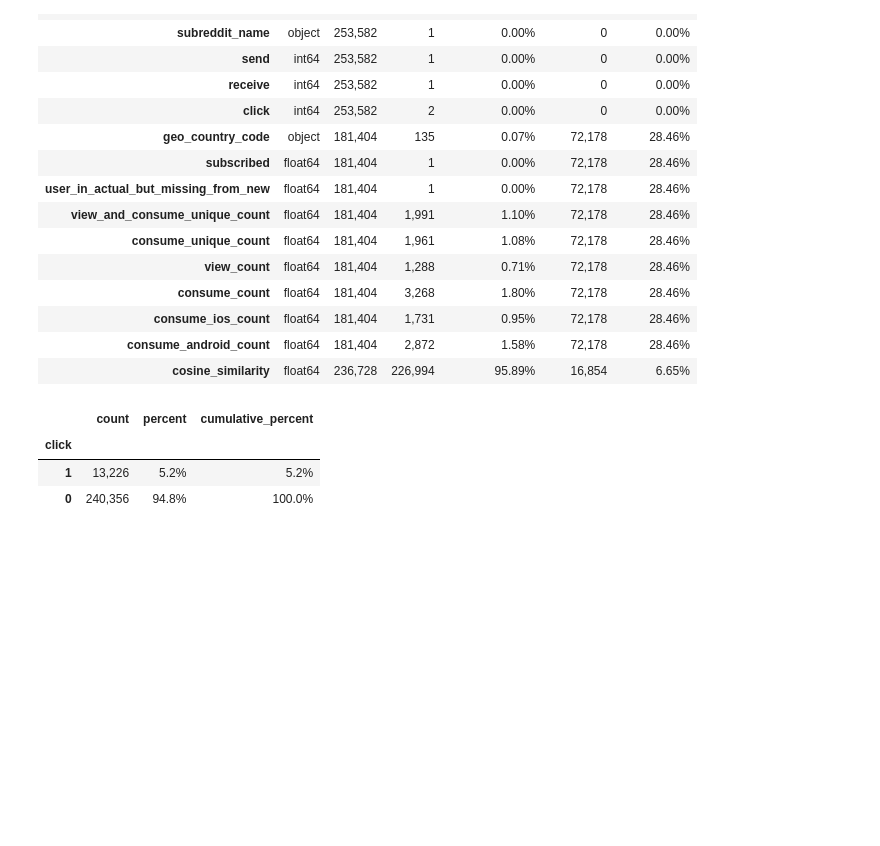
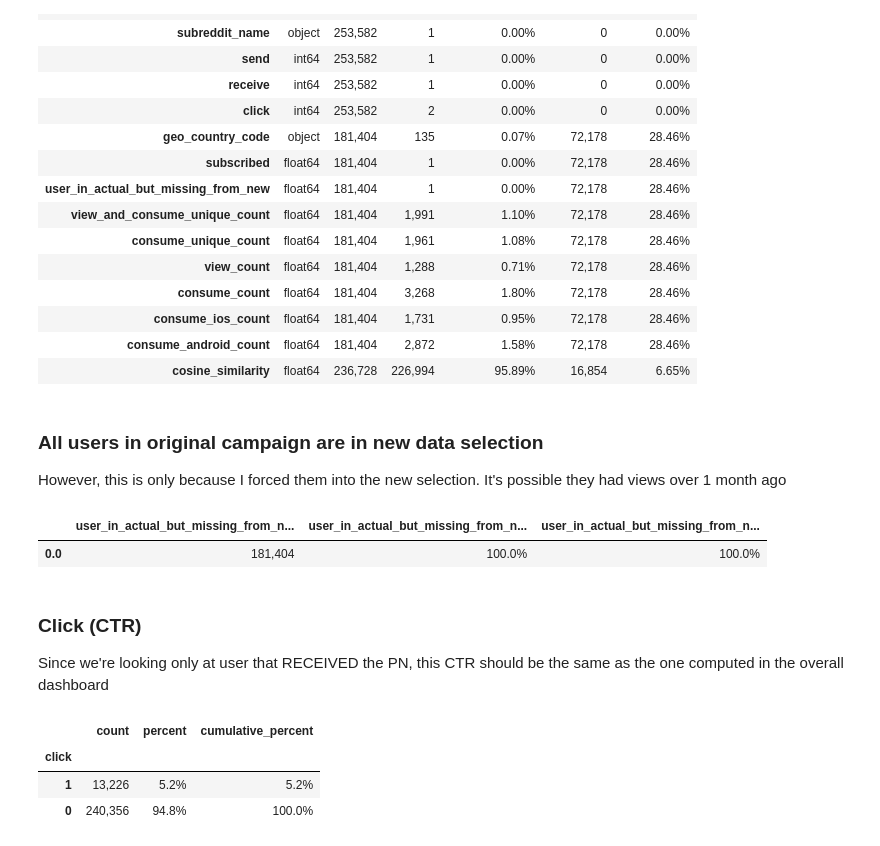
Before and after one commit to nazanin-zinouri/subclu, a Jupyter notebook: notebooks/pn_modeling/djb_03.00-2023-04-17-get_training_data_and_run_baseline_models.ipynb, the cells around one changed output. Drawn from its saved outputs; the diff is of its cells as text; code cells hidden in the pictures; blank space fills up the shorter version.

```diff
--- a/notebooks/pn_modeling/djb_03.00-2023-04-17-get_training_data_and_run_baseline_models.ipynb
+++ b/notebooks/pn_modeling/djb_03.00-2023-04-17-get_training_data_and_run_baseline_models.ipynb
@@ -373,6 +378,22 @@ counts_describe(df_train)
 | consume_ios_count | float64 | 181,404 | 1,731 | 0.95% | 72,178 | 28.46% |
 | consume_android_count | float64 | 181,404 | 2,872 | 1.58% | 72,178 | 28.46% |
 | cosine_similarity | float64 | 236,728 | 226,994 | 95.89% | 16,854 | 6.65% |
+# %% [markdown]
+### All users in original campaign are in new data selection
+
+However, this is only because I forced them into the new selection. It's possible they had views over 1 month ago
+# %%
+value_counts_and_pcts(
+    df_train['user_in_actual_but_missing_from_new'].dropna(),
+    sort_index=True,
+    top_n=None,
+)
+# %% [output]
+|  | user_in_actual_but_missing_from_n... | user_in_actual_but_missing_from_n... | user_in_actual_but_missing_from_n... |
+| 0.0 | 181,404 | 100.0% | 100.0% |
+# %% [markdown]
+### Click (CTR)
+Since we're looking only at user that RECEIVED the PN, this CTR should be the same as the one computed in the overall dashboard
 # %%
 value_counts_and_pcts(
     df_train,
```
Also changed, not shown: parts of 5 cells of this notebook, 1 other file.
